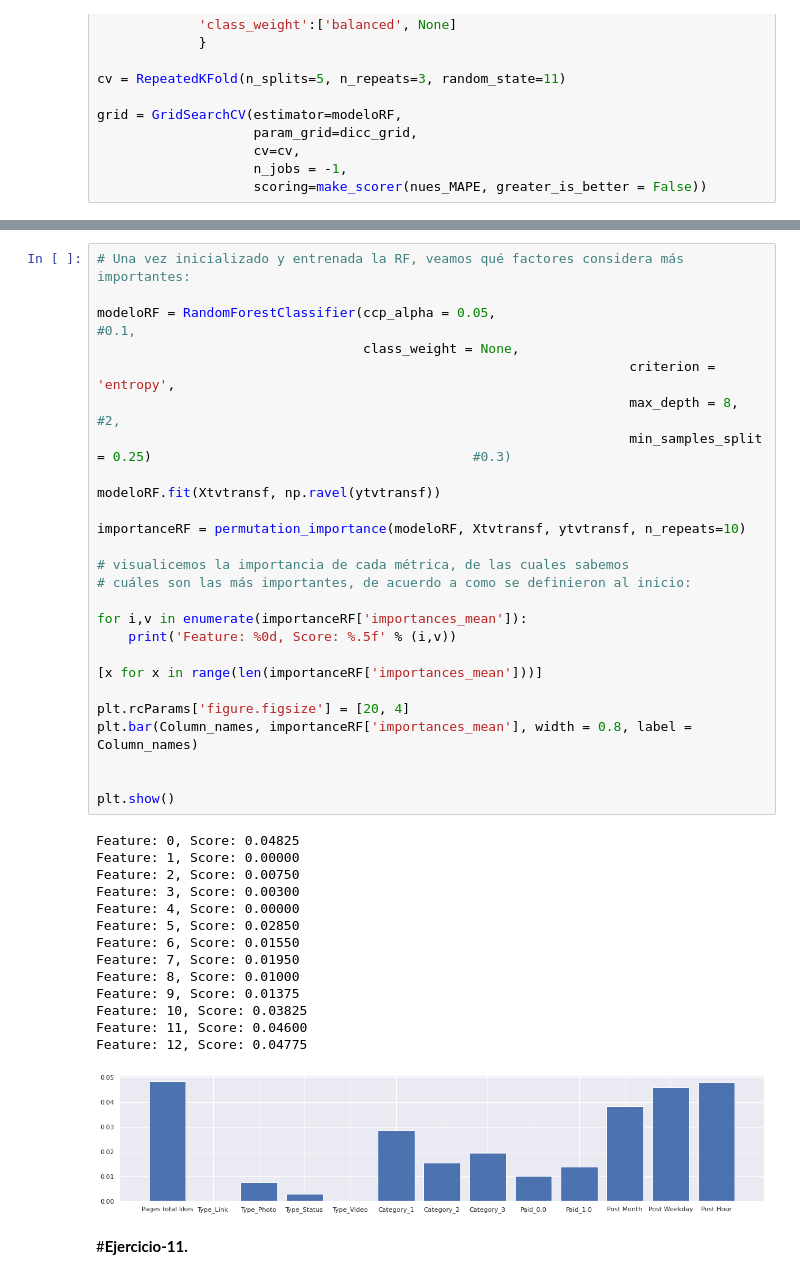
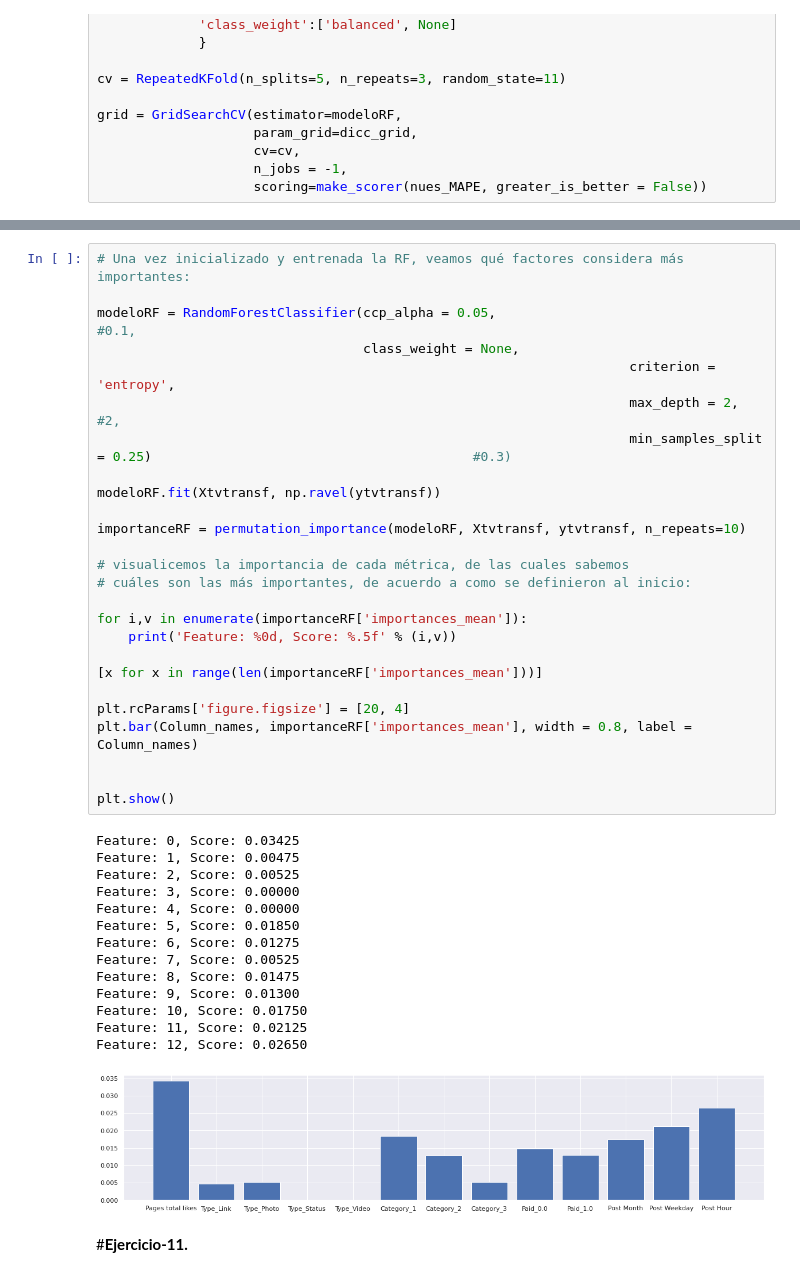
Before and after one commit to AlfonsoVasquezC/DataFiles, a Jupyter notebook: Redneuronal_Equipo52.ipynb, the cells around one changed output, grey strips where cells are left out. Cells and saved outputs as stored; diff of their text form.

```diff
--- a/Redneuronal_Equipo52.ipynb
+++ b/Redneuronal_Equipo52.ipynb
@@ -613,44 +617,44 @@ Métrica utilizada: make_scorer(nues_MAPE, greater_is_better=False)
 # %%
 # Una vez inicializado y entrenada la RF, veamos qué factores considera más importantes:
 
 modeloRF = RandomForestClassifier(ccp_alpha = 0.05,															#0.1,
                                   class_weight = None,
 																	criterion = 'entropy',
-																	max_depth = 8, 																#2,
+																	max_depth = 2, 																#2,
 																	min_samples_split = 0.25) 										#0.3)
 
 modeloRF.fit(Xtvtransf, np.ravel(ytvtransf))
 
 importanceRF = permutation_importance(modeloRF, Xtvtransf, ytvtransf, n_repeats=10)
 
 # visualicemos la importancia de cada métrica, de las cuales sabemos
 # cuáles son las más importantes, de acuerdo a como se definieron al inicio:
 
 for i,v in enumerate(importanceRF['importances_mean']):
 	print('Feature: %0d, Score: %.5f' % (i,v))
 
 [x for x in range(len(importanceRF['importances_mean']))]
 
 plt.rcParams['figure.figsize'] = [20, 4]
 plt.bar(Column_names, importanceRF['importances_mean'], width = 0.8, label = Column_names)
 
 
 plt.show()
 # %% [output]
-Feature: 0, Score: 0.04825
-Feature: 1, Score: 0.00000
-Feature: 2, Score: 0.00750
-Feature: 3, Score: 0.00300
+Feature: 0, Score: 0.03425
+Feature: 1, Score: 0.00475
+Feature: 2, Score: 0.00525
+Feature: 3, Score: 0.00000
 Feature: 4, Score: 0.00000
-Feature: 5, Score: 0.02850
-Feature: 6, Score: 0.01550
-Feature: 7, Score: 0.01950
-Feature: 8, Score: 0.01000
-Feature: 9, Score: 0.01375
-Feature: 10, Score: 0.03825
-Feature: 11, Score: 0.04600
-Feature: 12, Score: 0.04775
+Feature: 5, Score: 0.01850
+Feature: 6, Score: 0.01275
+Feature: 7, Score: 0.00525
+Feature: 8, Score: 0.01475
+Feature: 9, Score: 0.01300
+Feature: 10, Score: 0.01750
+Feature: 11, Score: 0.02125
+Feature: 12, Score: 0.02650
-[figure, old version]
+[figure, new version]
 # %% [markdown]
 #**Ejercicio-11.**
 # %% [markdown]
```
Also changed, not shown: parts of 18 cells of this notebook.
